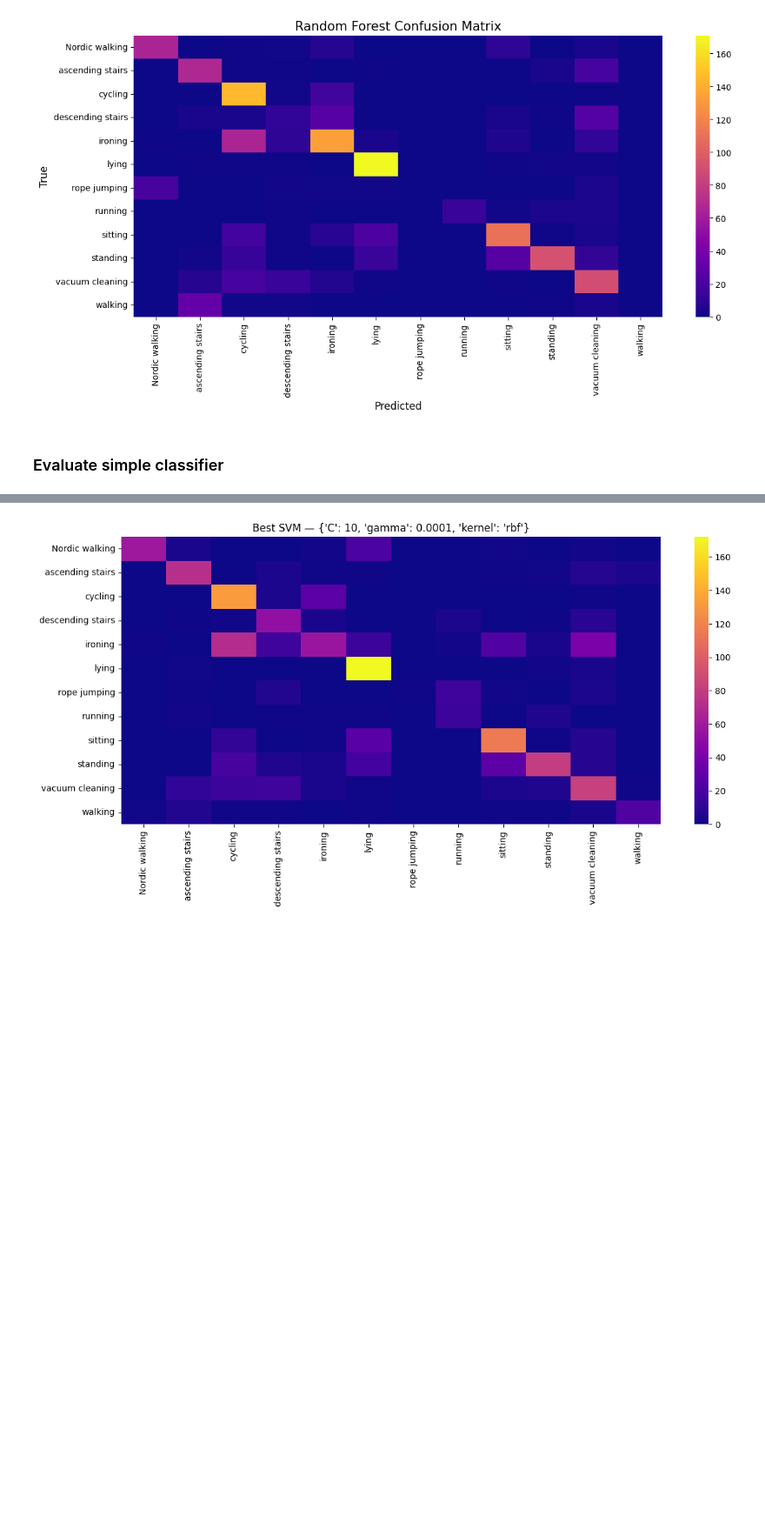
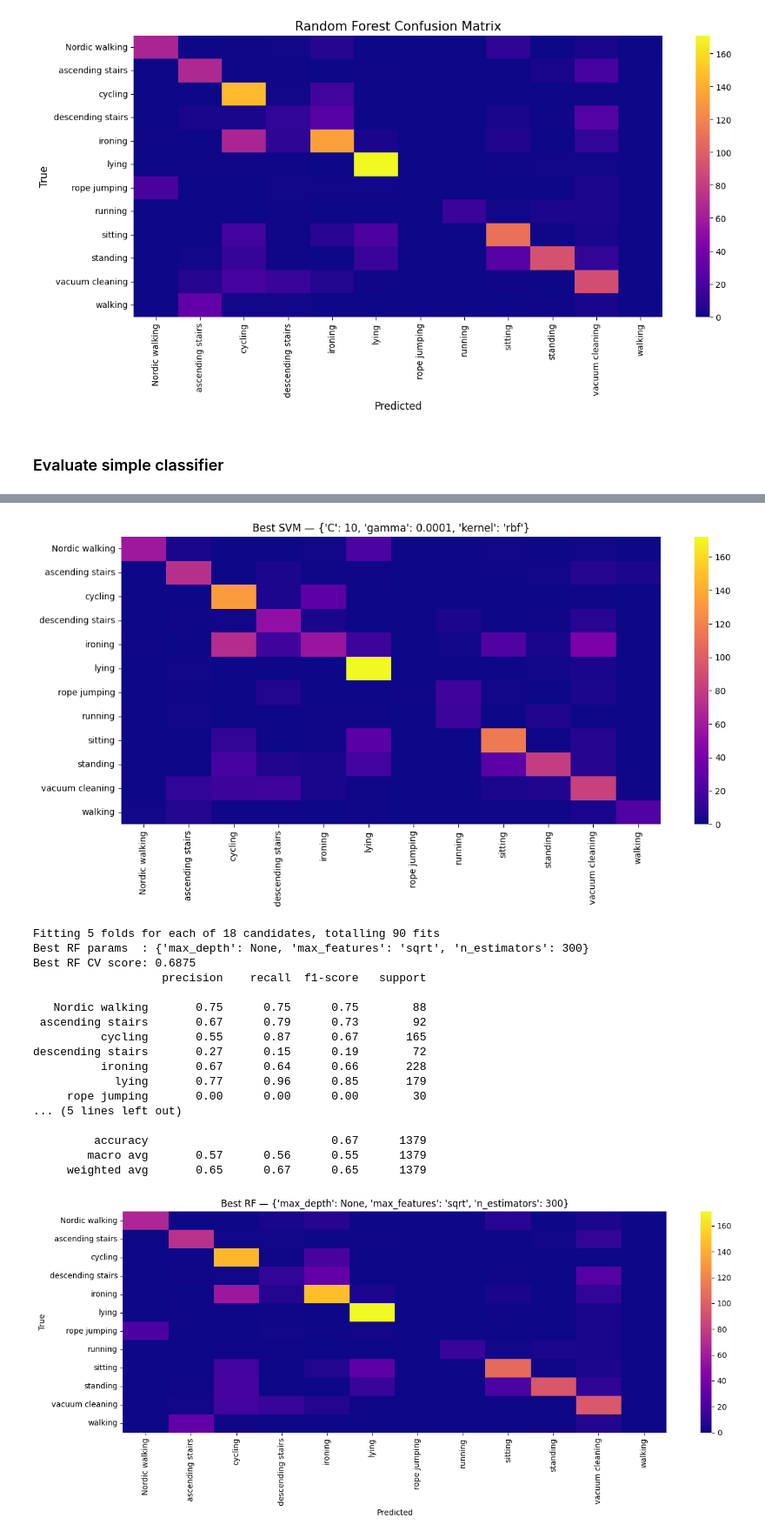
Before and after one commit to billystein25/AIoT-Project, a Jupyter notebook: aiot_project_time_series.ipynb, the cells around one changed output, grey strips where cells are left out. Shown at 87% size. Cells and saved outputs as stored; diff of their text form; code cells hidden in the pictures; blank space fills up the shorter version.

```diff
--- a/aiot_project_time_series.ipynb
+++ b/aiot_project_time_series.ipynb
@@ -292,6 +269,8 @@ y_pred_svm = svm.predict(X_test)
 
 # Train Random Forest from config
 rf = RandomForestClassifier(
+    max_depth=config["classifier_2"]["RFC"]["max_depth"],
+    max_features=config["classifier_2"]["RFC"]["max_features"],
     n_estimators=config["classifier_2"]["RFC"]["n_estimators"],
     random_state=config["classifier_2"]["RFC"]["random_state"],
     n_jobs=config["classifier_2"]["RFC"]["n_jobs"]
@@ -303,11 +282,11 @@ y_pred_rf = rf.predict(X_test)
 # Reports
 print("=" * 50)
 print("SVM"); print("=" * 50)
-print(classification_report(y_test, y_pred_svm, target_names=class_names))
+print(classification_report(y_test, y_pred_svm, target_names=class_names, zero_division=0))
 
 print("=" * 50)
 print("Random Forest"); print("=" * 50)
-print(classification_report(y_test, y_pred_rf, target_names=class_names))
+print(classification_report(y_test, y_pred_rf, target_names=class_names, zero_division=0))
 # %% [output]
 ==================================================
 SVM
@@ -416,31 +395,76 @@ grid_search.fit(X_train, y_train)
 
 print(f"Best parameters : {grid_search.best_params_}")
 print(f"Best CV score   : {grid_search.best_score_:.4f}")
 
 y_pred_best = grid_search.best_estimator_.predict(X_test)
-print(classification_report(y_test, y_pred_best, target_names=class_names))
+print(classification_report(y_test, y_pred_best, target_names=class_names, zero_division=0))
 
 cm_best = pd.DataFrame(confusion_matrix(y_test, y_pred_best),
                        index=class_names, columns=class_names)
 plot_heatmap(cm_best)
 plt.title(f"Best SVM — {grid_search.best_params_}")
 plt.show()
+
+#----------------------------#
+
+grid_search_rf = GridSearchCV(
+    estimator=RandomForestClassifier(random_state=42),
+    param_grid=config["fine_tune_rf"]["param_grid"],
+    cv=config["fine_tune_rf"]["cv"],
+    verbose=config["fine_tune_rf"]["verbose"],
+    n_jobs=config["fine_tune_rf"]["n_jobs"]
+)
+
+grid_search_rf.fit(X_train, y_train)
+y_pred_best_rf = grid_search_rf.best_estimator_.predict(X_test)
+
+print(f"Best RF params  : {grid_search_rf.best_params_}")
+print(f"Best RF CV score: {grid_search_rf.best_score_:.4f}")
+print(classification_report(y_test, y_pred_best_rf,
+                             target_names=class_names, zero_division=0))
+
+cm_best_rf = pd.DataFrame(confusion_matrix(y_test, y_pred_best_rf),
+                          index=class_names, columns=class_names)
+plot_heatmap(cm_best_rf)
+plt.title(f"Best RF — {grid_search_rf.best_params_}", fontsize=12)
+plt.xlabel("Predicted"), plt.ylabel("True")
+plt.tight_layout()
+
+plt.show()
 # %% [output]
 Fitting 5 folds for each of 12 candidates, totalling 60 fits
 Best parameters : {'C': 10, 'gamma': 0.0001, 'kernel': 'rbf'}
 Best CV score   : 0.6425
                    precision    recall  f1-score   support
 
    Nordic walking       0.95      0.66      0.78        88
  ascending stairs       0.73      0.78      0.76        92
           cycling       0.53      0.80      0.63       165
 descending stairs       0.50      0.74      0.60        72
           ironing       0.57      0.25      0.34       228
             lying       0.67      0.96      0.79       179
      rope jumping       1.00      0.03      0.06        30
 ... (5 lines left out)
 
          accuracy                           0.62      1379
         macro avg       0.68      0.60      0.58      1379
      weighted avg       0.65      0.62      0.60      1379
 [figure]
+Fitting 5 folds for each of 18 candidates, totalling 90 fits
+Best RF params  : {'max_depth': None, 'max_features': 'sqrt', 'n_estimators': 300}
+Best RF CV score: 0.6875
+                   precision    recall  f1-score   support
+
+   Nordic walking       0.75      0.75      0.75        88
+ ascending stairs       0.67      0.79      0.73        92
+          cycling       0.55      0.87      0.67       165
+descending stairs       0.27      0.15      0.19        72
+          ironing       0.67      0.64      0.66       228
+            lying       0.77      0.96      0.85       179
+     rope jumping       0.00      0.00      0.00        30
+... (5 lines left out)
+
+         accuracy                           0.67      1379
+        macro avg       0.57      0.56      0.55      1379
+     weighted avg       0.65      0.67      0.65      1379
+[figure, added]
```
Also changed, not shown: parts of 21 cells of this notebook.
